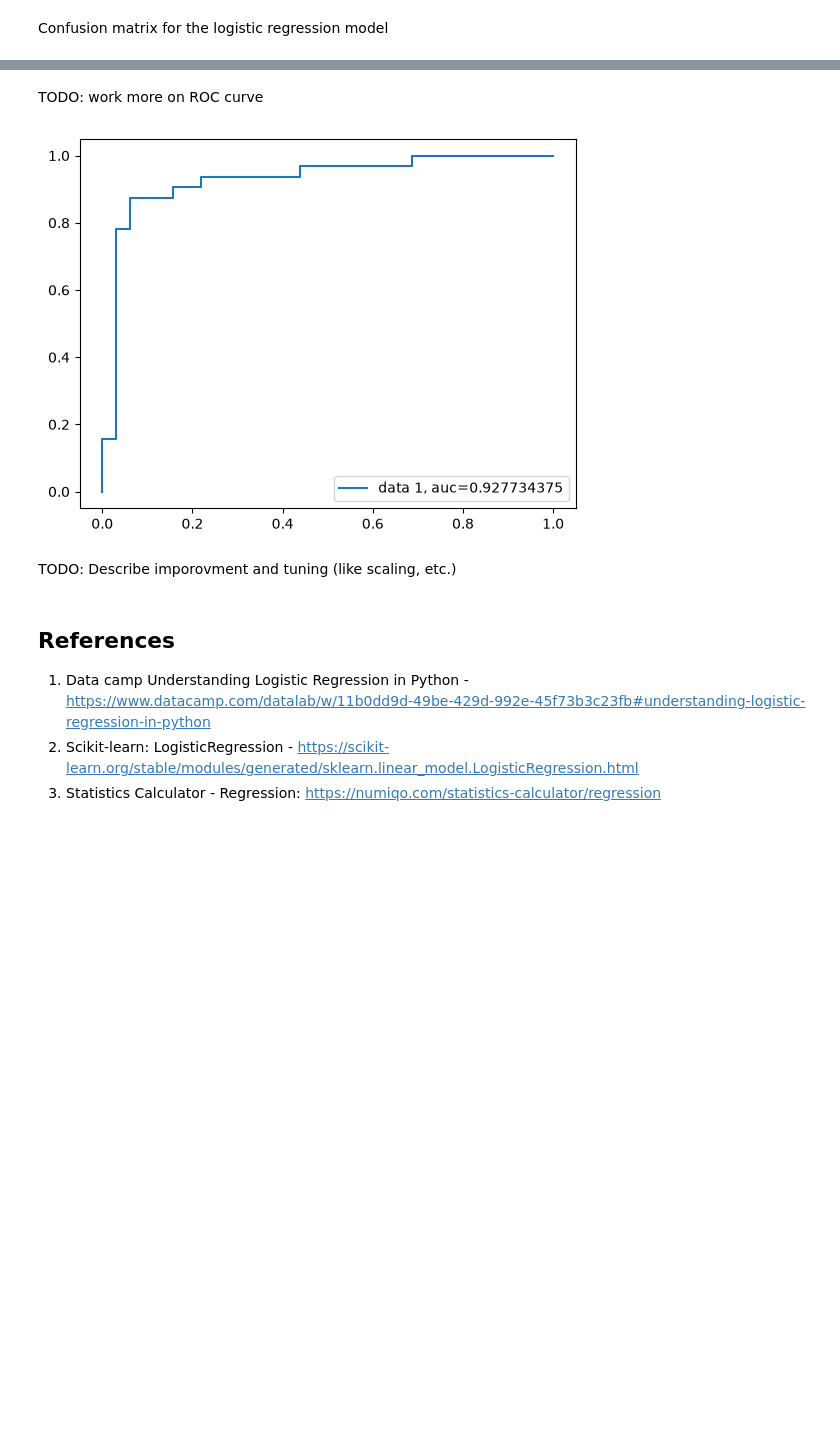
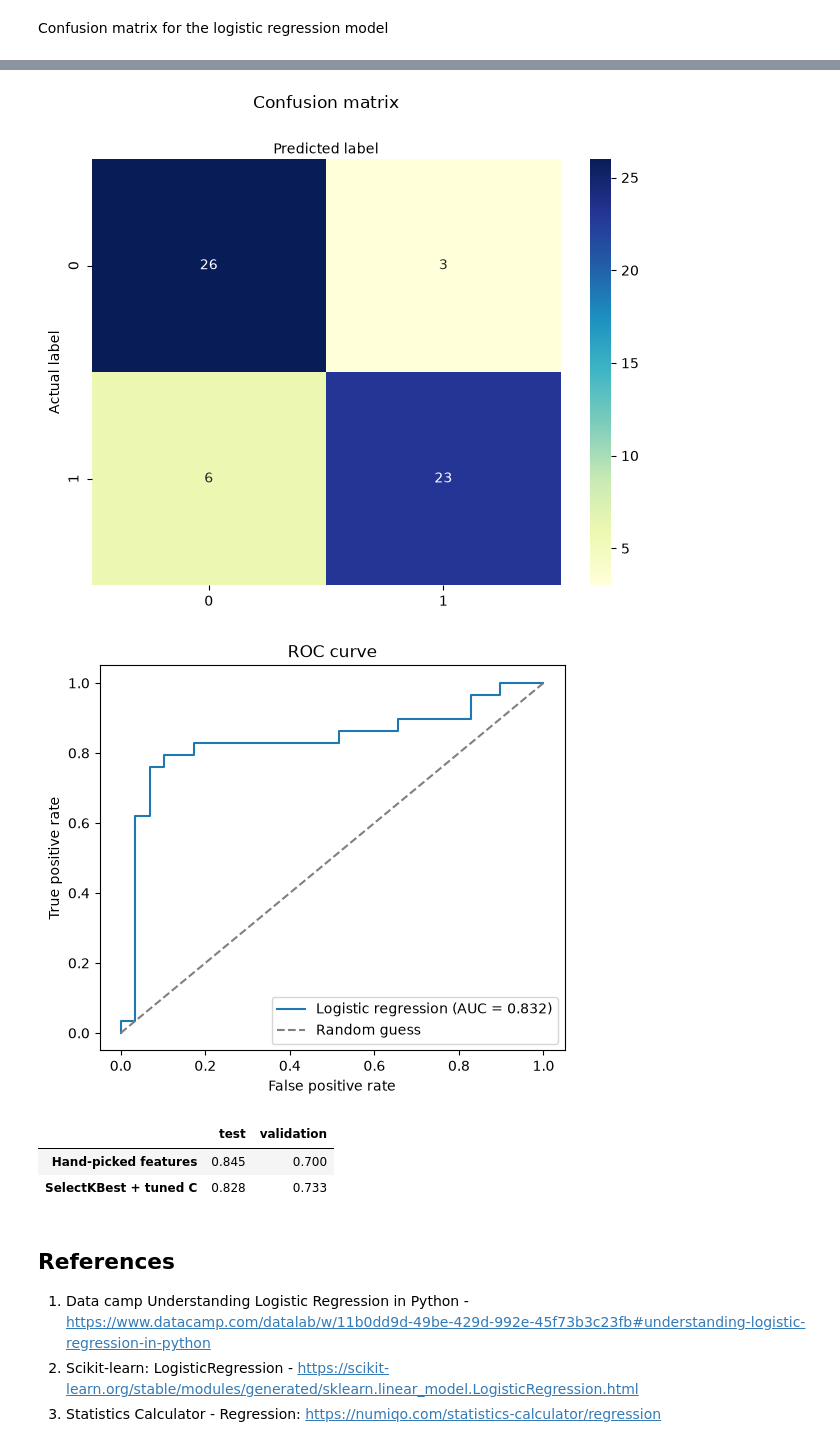
Before and after one commit to aaamainorg/dat540-group1, a Jupyter notebook: logistic_regression.ipynb, the cells around one changed output, grey strips where cells are left out. Cells and saved outputs as stored; diff of their text form; code cells hidden in the pictures; blank space fills up the shorter version.

```diff
--- a/logistic_regression.ipynb
+++ b/logistic_regression.ipynb
@@ -151,7 +93,7 @@ Shape: 319 rows x 39 columns
 # %%
-dataset_df = load_data(DATA_PATH,TARGET)
-print(f"Shape: {dataset_df.shape[0]} rows x {dataset_df.shape[1]} columns")
-dataset_df.head()
+full_dataset_df = load_data(DATA_PATH,TARGET)
+print(f"Shape: {full_dataset_df.shape[0]} rows x {full_dataset_df.shape[1]} columns")
+full_dataset_df.head()
 # %% [output]
 Shape: 319 rows x 39 columns
 |  | Gallstone Status | Age | Gender | Comorbidity | Coronary Artery Disease (CAD) | Hypothyroidism | Hyperlipidemia | ... |
@@ -163,0 +108,9 @@ Shape: 319 rows x 39 columns
+# %%
+validation_set_df = full_dataset_df.sample(n=30, random_state=RANDOM_STATE) # unseen validation set
+
+validation_set_df.to_csv("dataset_uci_validation_set.csv", index=False)
+print("Saved sampled records to dataset_uci_validation_set.csv")
+
+testing_set_df = full_dataset_df.drop(validation_set_df.index)
+testing_set_df.to_csv("dataset_uci_testing_set.csv", index=False)
+print("Saved the rest of the records to dataset_uci_testing_set.csv")
@@ -258,16 +240,52 @@ without Gallstone       0.86      0.94      0.90        32
-# %% [markdown]
-TODO: work more on ROC curve
 # %%
-y_pred_proba = scaled_logreg_model.predict_proba(X_test)[::,1]
-fpr, tpr, _ = metrics.roc_curve(y_test,  y_pred_proba)
-auc = metrics.roc_auc_score(y_test, y_pred_proba)
-plt.plot(fpr,tpr,label="data 1, auc="+str(auc))
-plt.legend(loc=4)
-plt.show()
+class_names=[0,1] # name  of classes
+fig, ax = plt.subplots()
+tick_marks = np.arange(len(class_names))
+plt.xticks(tick_marks, class_names)
+plt.yticks(tick_marks, class_names)
+# create heatmap
+sns.heatmap(pd.DataFrame(cnf_matrix), annot=True, cmap="YlGnBu" ,fmt='g')
+ax.xaxis.set_label_position("top")
+plt.tight_layout()
+plt.title('Confusion matrix', y=1.1)
+plt.ylabel('Actual label')
+plt.xlabel('Predicted label')
+
+
+y_pred_proba = scaled_logreg_model.predict_proba(X_test)[:, 1]
+fpr, tpr, _ = roc_curve(y_test, y_pred_proba)   # false alarm rate and hit rate at every cut-off
+auc = roc_auc_score(y_test, y_pred_proba)   # one number for the whole curve
+
+plt.figure(figsize=(6, 5))   # make the picture a fixed size
+plt.plot(fpr, tpr, label=f"Logistic regression (AUC = {auc:.3f})")   # real label, rounded AUC
+plt.plot([0, 1], [0, 1], linestyle="--", color="grey", label="Random guess")   # the line a coin flip would make
+plt.xlabel("False positive rate")   # axis name
+plt.ylabel("True positive rate")   # name of the axis
+plt.title("ROC curve")
+plt.legend(loc="lower right")   # show the labels in the bottom right
+plt.show()   # show the picture
 # %% [output]
-[figure, old version]
+[figure, new version]
+[figure, added]
-# %% [markdown]
-TODO: Describe imporovment and tuning (like scaling, etc.)
+# %%
+X_val = validation_set_df.drop(columns=[TARGET])   # clues for the 30 hidden patients
+y_val = validation_set_df[TARGET].astype(int)   # their answers
+
+results = pd.DataFrame({   # a small table to compare
+    "test": [   # scores on the test part
+        scaled_logreg_model.score(X_test, y_test),   # our hand-picked 13-feature model
+        search.score(testing_set_df.loc[X_test.index, all_cols], y_test),   # the model that chose its own features
+    ],
+    "validation": [   # scores on the hidden 30
+        scaled_logreg_model.score(X_val[features], y_val),   # hand-picked model
+        search.score(X_val[all_cols], y_val),   # self-picking model
+    ],
+}, index=["Hand-picked features", "SelectKBest + tuned C"])   # row names
+results.round(3)
+# %% [output]
+|  | test | validation |
+| Hand-picked features | 0.845 | 0.700 |
+| SelectKBest + tuned C | 0.828 | 0.733 |
 # %% [markdown]
 ## References
 
```
Also changed, not shown: parts of 16 cells of this notebook.
